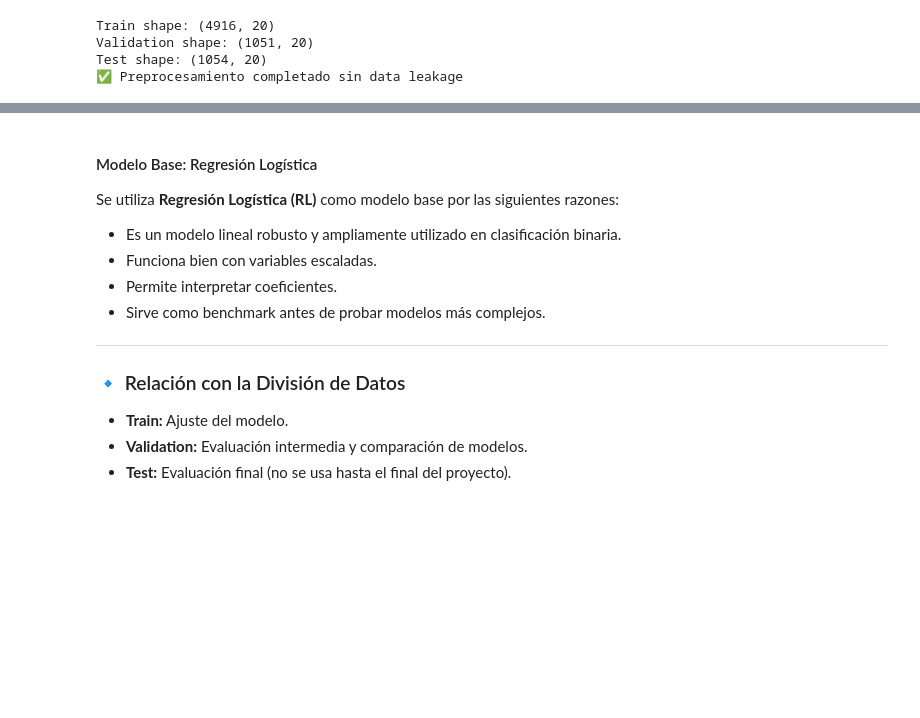
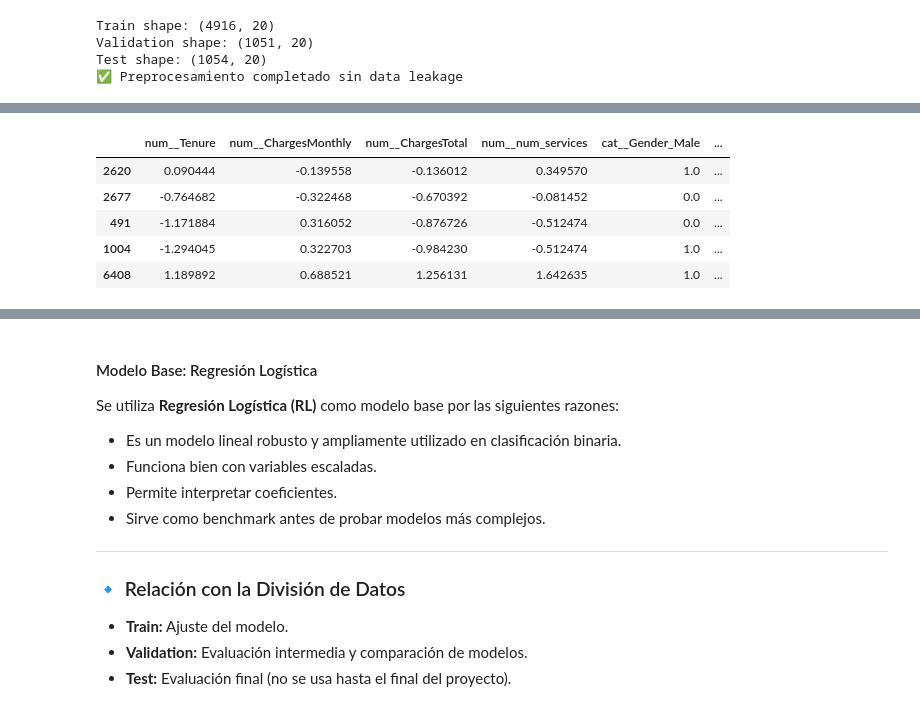
Before and after one commit to LenninTemoche/Challenge-TelecomX-2-Alura-One-DS, a Jupyter notebook: TelecomX-2-ML.ipynb, the cells around one changed output, grey strips where cells are left out. Drawn from its saved outputs; the diff is of its cells as text; code cells hidden in the pictures; blank space fills up the shorter version.

```diff
--- a/TelecomX-2-ML.ipynb
+++ b/TelecomX-2-ML.ipynb
@@ -1053,11 +1062,18 @@ from sklearn.compose import ColumnTransformer
 from sklearn.pipeline import Pipeline
 
 # ------------------------------------------------------------
+# ------------------------------------------------------------
+# 0 Asegurar codificación de variable objetivo
+# 1 = cliente que se va (Churn)  0 = cliente que se queda
+
+df["Churn"] = df["Churn"].map({"No": 0, "Yes": 1})
+
+# ------------------------------------------------------------
 # 1 Separar variables predictoras y objetivo
 # ------------------------------------------------------------
 
 X = df.drop("Churn", axis=1)
-y = df["Churn"]  # ya codificada 0/1
+y = df["Churn"]  # codificada 0/1
 
 # ------------------------------------------------------------
 # 2 Primer split: Train+Val (85%) y Test (15%)
@@ -1108,7 +1124,7 @@ categorical_features = X.select_dtypes(include="object").columns.tolist()
 numeric_transformer = StandardScaler()
 
 categorical_transformer = OneHotEncoder(
-    drop="first",
+    drop="first", # Para evitar la trampa de la multicolinealidad
     handle_unknown="ignore"
 )
 
@@ -1139,0 +1177,16 @@ Test shape: (1054, 20)
+# %%
+feature_names = preprocessor.get_feature_names_out()
+X_train_df = pd.DataFrame(
+    X_train_processed,
+    columns=feature_names,
+    index=X_train.index
+)
+
+X_train_df.head()
+# %% [output]
+|  | num__Tenure | num__ChargesMonthly | num__ChargesTotal | num__num_services | cat__Gender_Male | ... |
+| 2620 | 0.090444 | -0.139558 | -0.136012 | 0.349570 | 1.0 | ... |
+| 2677 | -0.764682 | -0.322468 | -0.670392 | -0.081452 | 0.0 | ... |
+| 491 | -1.171884 | 0.316052 | -0.876726 | -0.512474 | 0.0 | ... |
+| 1004 | -1.294045 | 0.322703 | -0.984230 | -0.512474 | 1.0 | ... |
+| 6408 | 1.189892 | 0.688521 | 1.256131 | 1.642635 | 1.0 | ... |
```
Also changed, not shown: parts of 10 cells of this notebook, 1 other file.
